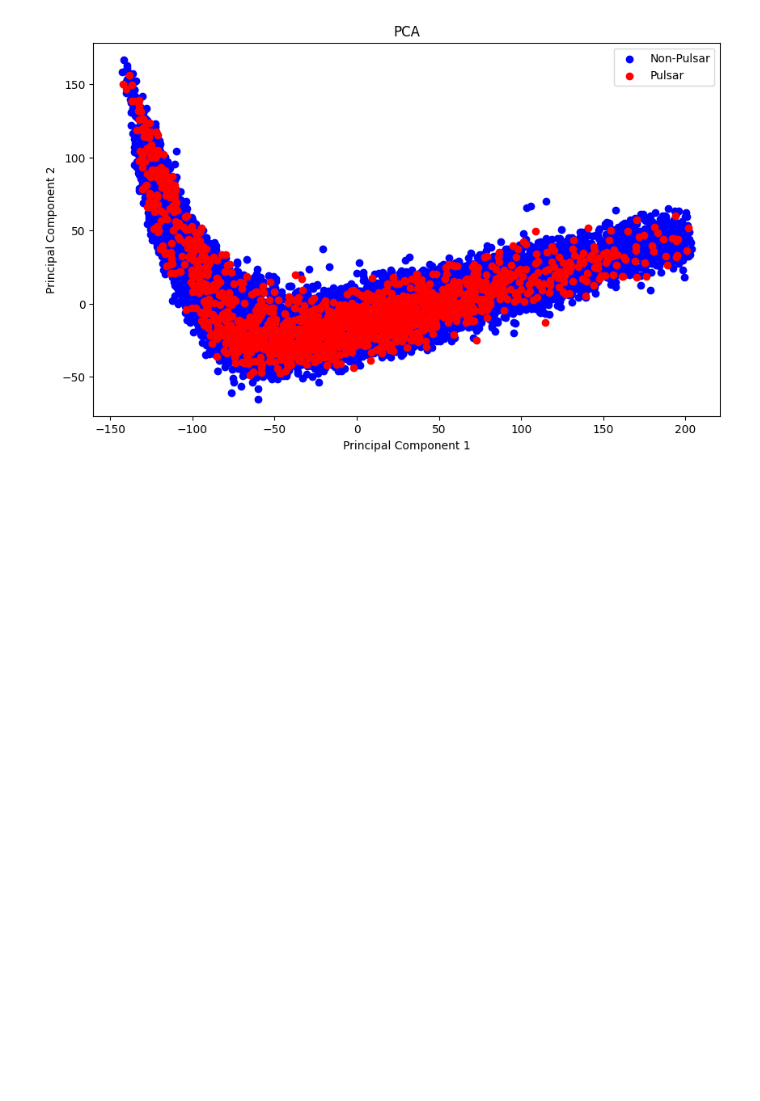
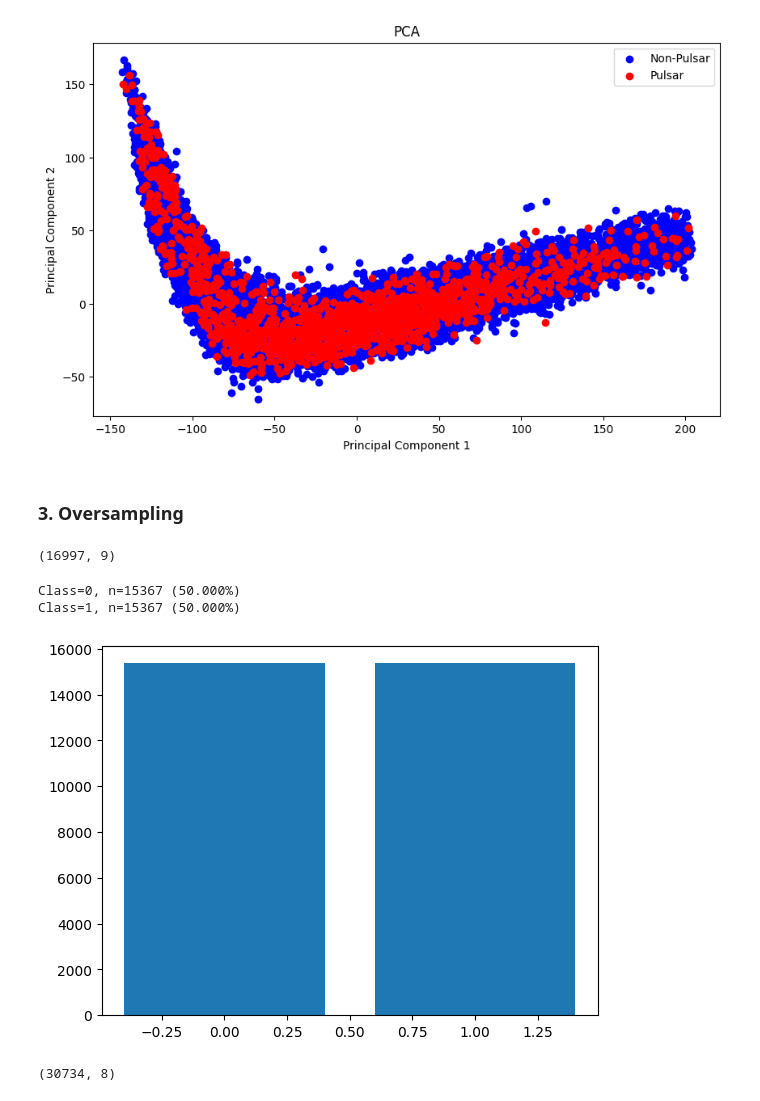
Before and after one commit to yumkim1016/TP1, a Jupyter notebook: teamproject1.ipynb, the cells around one changed output. Drawn from its saved outputs; the diff is of its cells as text; code cells hidden in the pictures; blank space fills up the shorter version.

```diff
--- a/teamproject1.ipynb
+++ b/teamproject1.ipynb
@@ -138,7 +138,7 @@ def remove_outliers(data, feature, fence_factor=1.5):
   return filtered_data
 
 # 아웃라이어 제거 적용
-for column in df2.columns[:-1]:
+for column in df.columns[:-1]:
   df2 = remove_outliers(df, column, fence_factor=1.5)
   feature_boxplot(df2,column)
 # %% [output]
@@ -275,3 +273,43 @@ plt.legend()
 plt.show()
 # %% [output]
 [figure]
+# %% [markdown]
+### 3. Oversampling
+# %%
+df2.shape
+# %% [output]
+(16997, 9)
+# %%
+# 사용시 반드시 train set에만!
+from collections import Counter
+from matplotlib import pyplot
+from sklearn.model_selection import train_test_split
+
+# train/test split 필요 오류 고치기 필요
+# X_train, X_test, y_train, y_test = train_test_split(df2[features], df2[target], test_size=0.2, random_state=42, stratify=True)
+# X_train, X_val, y_train, y_val = train_test_split(X_train, y_train, test_size=0.2, random_state=42, stratify=True)
+
+
+data = df2.values
+X, y = data[:, :-1], data[:, -1]
+
+def count_and_plot(y):
+    counter = Counter(y)
+    for k,v in counter.items():
+        print('Class=%d, n=%d (%.3f%%)' % (k, v, v / len(y) * 100))
+    pyplot.bar(counter.keys(), counter.values())
+    pyplot.show()
+# %%
+# SMOTE 사용
+from imblearn.over_sampling import SMOTE
+
+X_re_smote, y_re_smote = SMOTE(random_state=0).fit_resample(X, y)
+count_and_plot(y_re_smote)
+# %% [output]
+Class=0, n=15367 (50.000%)
+Class=1, n=15367 (50.000%)
+[figure, added]
+# %%
+X_re_smote.shape
+# %% [output]
+(30734, 8)
```
Also changed, not shown: parts of 4 cells of this notebook.
